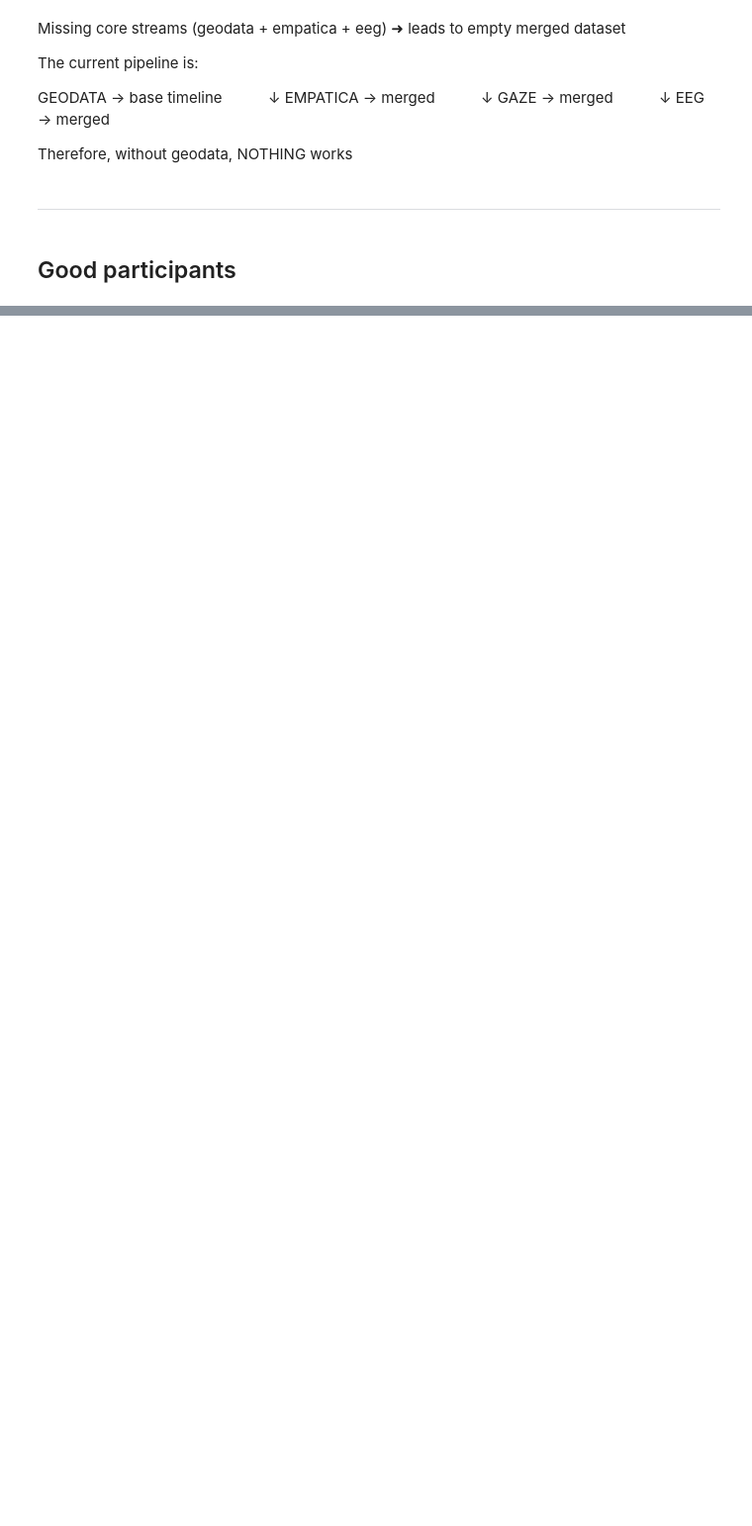
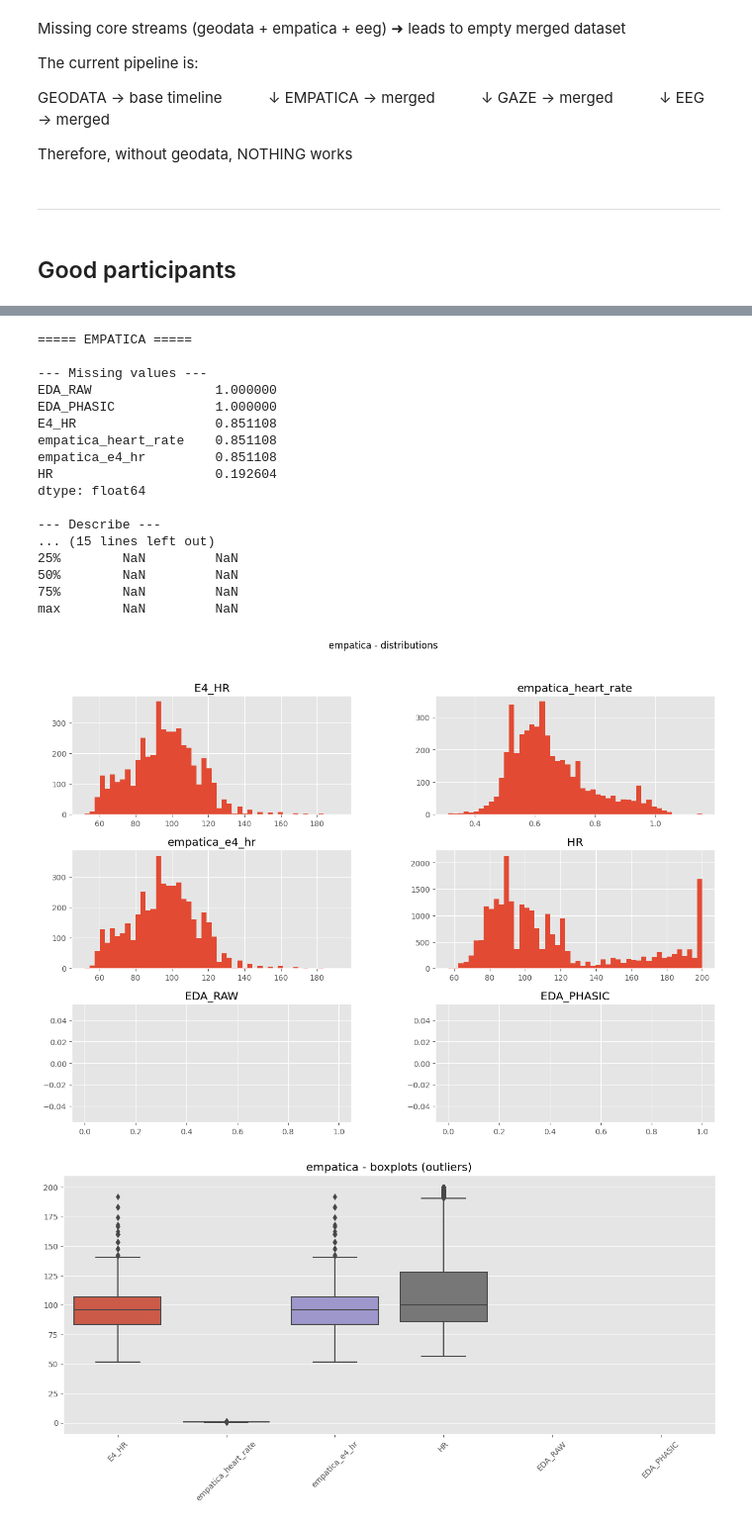
Before and after one commit to raquelmdtum/master-thesis, a Jupyter notebook: notebooks/do_quality_testing.ipynb, the cells around one changed output, grey strips where cells are left out. Shown at 99% size. Saved outputs shown, nothing was run; the diff lists cells and outputs as text; code cells hidden in the pictures; blank space fills up the shorter version.

```diff
--- a/notebooks/do_quality_testing.ipynb
+++ b/notebooks/do_quality_testing.ipynb
@@ -271,0 +382,7 @@ df_streams[
+# %%
+valid_groups = {}
+
+for name, cols in groups.items():
+    valid_groups[name] = df_streams[df_streams[cols].all(axis=1)]
+
+valid_groups["eeg"]
@@ -271,0 +440,26 @@ df_streams[
+# %%
+def analyze_group(df, group_name):
+
+    print(f"\n===== {group_name.upper()} =====")
+
+    numeric_cols = df.select_dtypes(include=np.number).columns
+
+    # ✅ Missing values
+    print("\n--- Missing values ---")
+    print(df[numeric_cols].isna().mean().sort_values(ascending=False))
+
+    # ✅ Describe
+    print("\n--- Describe ---")
+    print(df[numeric_cols].describe())
+
+    # ✅ Histograms
+    df[numeric_cols].hist(figsize=(15, 10), bins=50)
+    plt.suptitle(f"{group_name} - distributions")
+    plt.show()
+
+    # ✅ Boxplots (OUTLIERS 🔥)
+    plt.figure(figsize=(15, 6))
+    sns.boxplot(data=df[numeric_cols])
+    plt.xticks(rotation=45)
+    plt.title(f"{group_name} - boxplots (outliers)")
+    plt.show()
@@ -271,0 +470,30 @@ df_streams[
+# %%
+selected_group = "empatica"  # change this
+
+variables = group_variables[selected_group]
+valid_df = valid_groups[selected_group]
+
+group_df = collect_group_data(valid_df, variables, base_dir)
+
+if group_df is not None:
+    analyze_group(group_df, selected_group)
+# %% [output]
+===== EMPATICA =====
+
+--- Missing values ---
+EDA_RAW                1.000000
+EDA_PHASIC             1.000000
+E4_HR                  0.851108
+empatica_heart_rate    0.851108
+empatica_e4_hr         0.851108
+HR                     0.192604
+dtype: float64
+
+--- Describe ---
+... (15 lines left out)
+25%        NaN         NaN
+50%        NaN         NaN
+75%        NaN         NaN
+max        NaN         NaN
+[figure, added]
+[figure, added]
```
Also changed, not shown: parts of 36 cells of this notebook.
